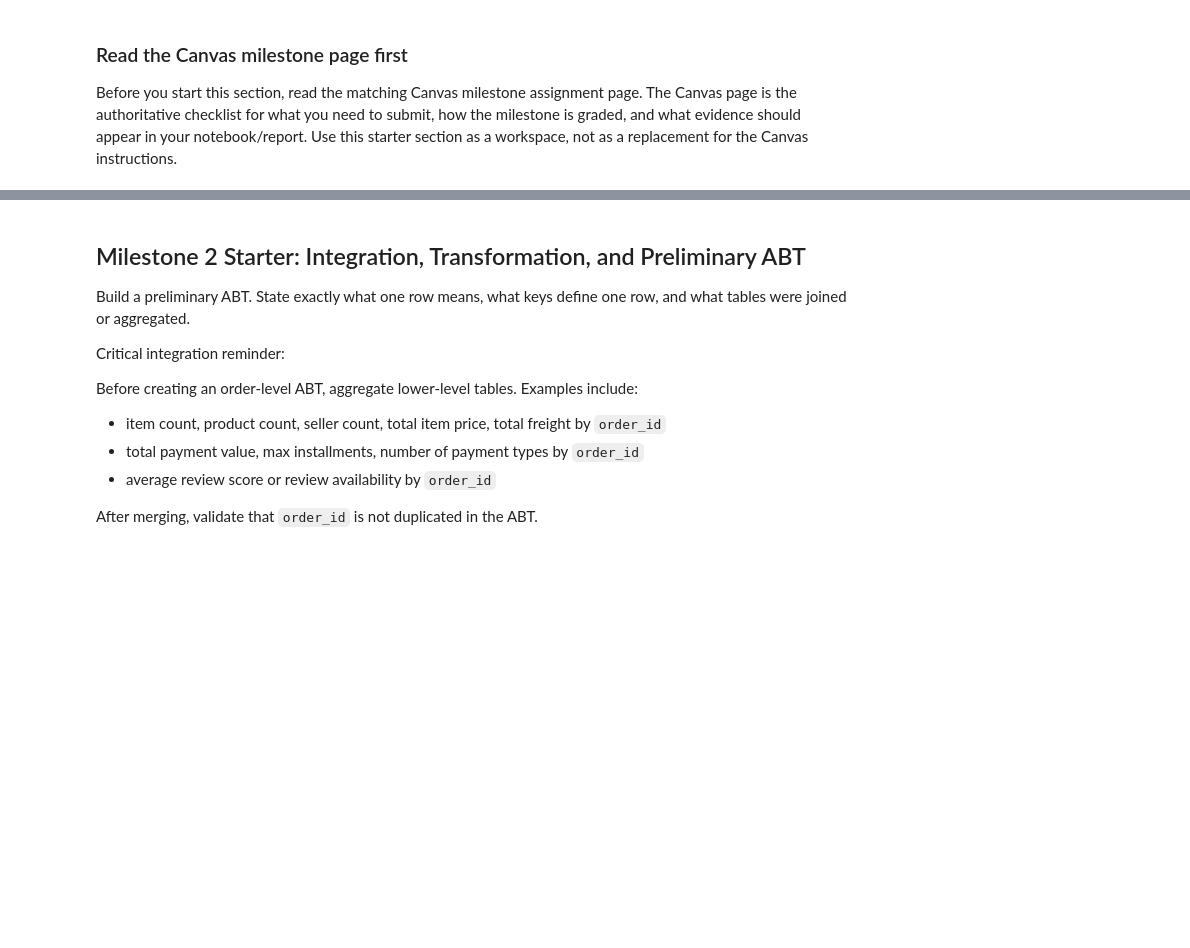
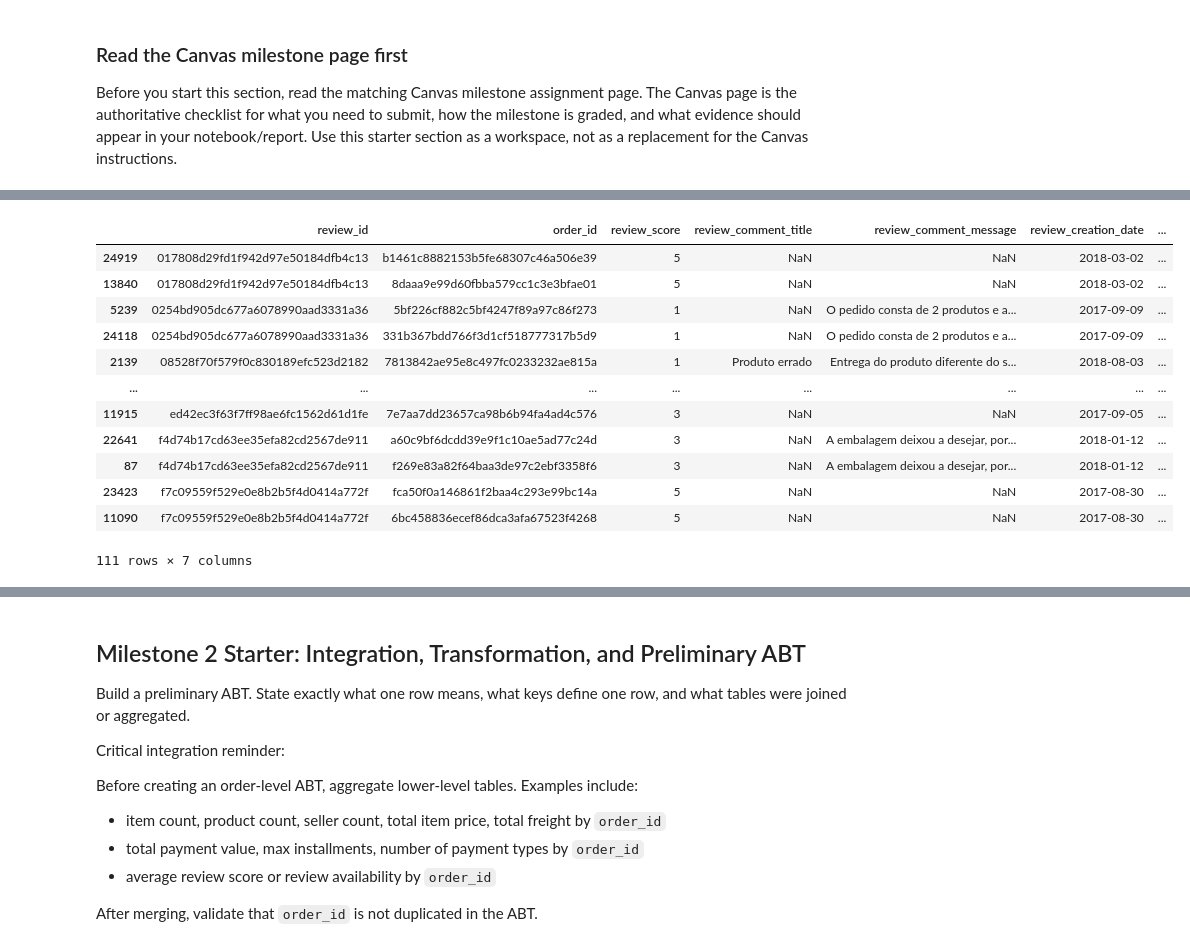
Before and after one commit to acruz-utsa/ban6003-project-option-2-olist-aliciacruz, a Jupyter notebook: notebooks/olist_project_starter.ipynb, the cells around one changed output, grey strips where cells are left out. Cells and saved outputs as stored; diff of their text form; code cells hidden in the pictures; blank space fills up the shorter version.

```diff
--- a/notebooks/olist_project_starter.ipynb
+++ b/notebooks/olist_project_starter.ipynb
@@ -318,0 +356,24 @@ payments
+# %%
+# Investigate reviews with duplicated review_id values. Observations:
+# It appears that a single review can be associated with more than one order. In order to ensure that each order has the right review score in the final ABT,
+# review_score will need to be appended by order_id. However, this raises the question of whether orders can have more than one review.
+
+duplicated_reviews = reviews[
+    reviews.duplicated(subset='review_id', keep=False)
+].sort_values('review_id')
+
+display(duplicated_reviews)
+# %% [output]
+|  | review_id | order_id | review_score | review_comment_title | review_comment_message | review_creation_date | ... |
+| 24919 | 017808d29fd1f942d97e50184dfb4c13 | b1461c8882153b5fe68307c46a506e39 | 5 | NaN | NaN | 2018-03-02 | ... |
+| 13840 | 017808d29fd1f942d97e50184dfb4c13 | 8daaa9e99d60fbba579cc1c3e3bfae01 | 5 | NaN | NaN | 2018-03-02 | ... |
+| 5239 | 0254bd905dc677a6078990aad3331a36 | 5bf226cf882c5bf4247f89a97c86f273 | 1 | NaN | O pedido consta de 2 produtos e a... | 2017-09-09 | ... |
+| 24118 | 0254bd905dc677a6078990aad3331a36 | 331b367bdd766f3d1cf518777317b5d9 | 1 | NaN | O pedido consta de 2 produtos e a... | 2017-09-09 | ... |
+| 2139 | 08528f70f579f0c830189efc523d2182 | 7813842ae95e8c497fc0233232ae815a | 1 | Produto errado | Entrega do produto diferente do s... | 2018-08-03 | ... |
+| ... | ... | ... | ... | ... | ... | ... | ... |
+| 11915 | ed42ec3f63f7ff98ae6fc1562d61d1fe | 7e7aa7dd23657ca98b6b94fa4ad4c576 | 3 | NaN | NaN | 2017-09-05 | ... |
+| 22641 | f4d74b17cd63ee35efa82cd2567de911 | a60c9bf6dcdd39e9f1c10ae5ad77c24d | 3 | NaN | A embalagem deixou a desejar, por... | 2018-01-12 | ... |
+| 87 | f4d74b17cd63ee35efa82cd2567de911 | f269e83a82f64baa3de97c2ebf3358f6 | 3 | NaN | A embalagem deixou a desejar, por... | 2018-01-12 | ... |
+| 23423 | f7c09559f529e0e8b2b5f4d0414a772f | fca50f0a146861f2baa4c293e99bc14a | 5 | NaN | NaN | 2017-08-30 | ... |
+| 11090 | f7c09559f529e0e8b2b5f4d0414a772f | 6bc458836ecef86dca3afa67523f4268 | 5 | NaN | NaN | 2017-08-30 | ... |
+111 rows × 7 columns
```
Also changed, not shown: parts of 9 cells of this notebook.
